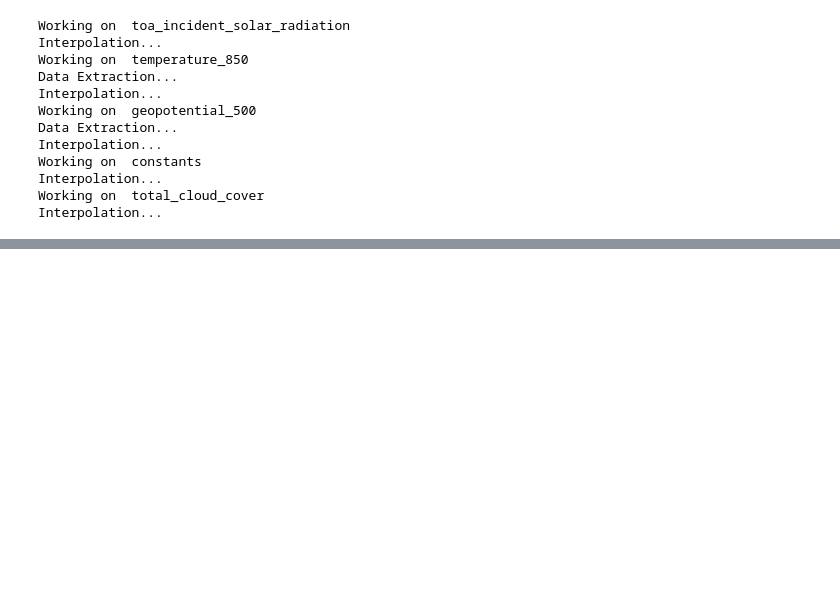
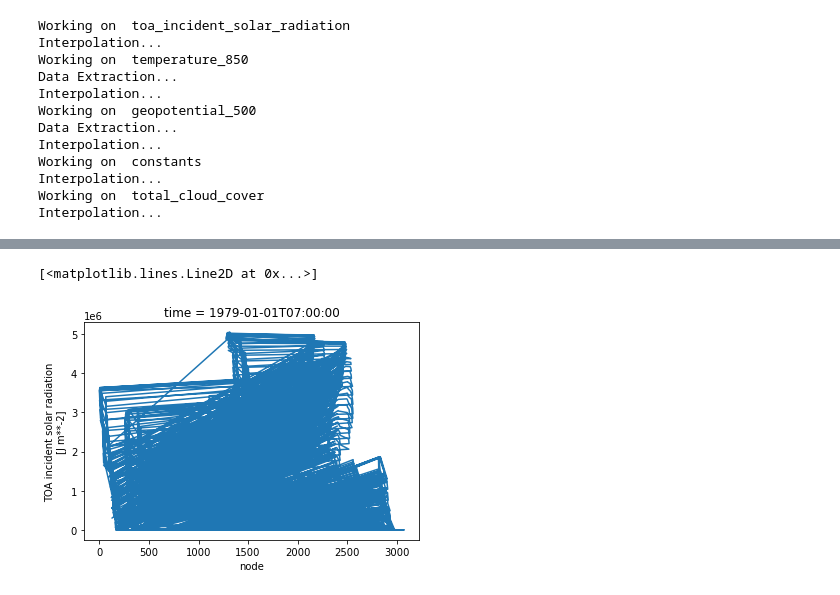
Before and after one commit to deepsphere/deepsphere-weather, a Jupyter notebook: notebooks/healpix_resampling.ipynb, the cells around one changed output, grey strips where cells are left out. Drawn from its saved outputs; the diff is of its cells as text; code cells hidden in the pictures; blank space fills up the shorter version.

```diff
--- a/notebooks/healpix_resampling.ipynb
+++ b/notebooks/healpix_resampling.ipynb
@@ -94,0 +244,4 @@ Interpolation...
+# %%
+# original
+ds_linear = ds_in.interp(lon=('node', lon_idx), lat=('node', lat_idx)).interpolate_na(dim='node', method='nearest')
+ds_linear = ds_linear.assign_coords(node=np.arange(n_pixels))
@@ -94,0 +315,5 @@ Interpolation...
+# %%
+ds_linear.tisr.isel(time=0).sortby(['lon','lat']).plot()
+# %% [output]
+[<matplotlib.lines.Line2D at 0x...>]
+[figure, added]
```
Also changed, not shown: parts of 21 cells of this notebook.
